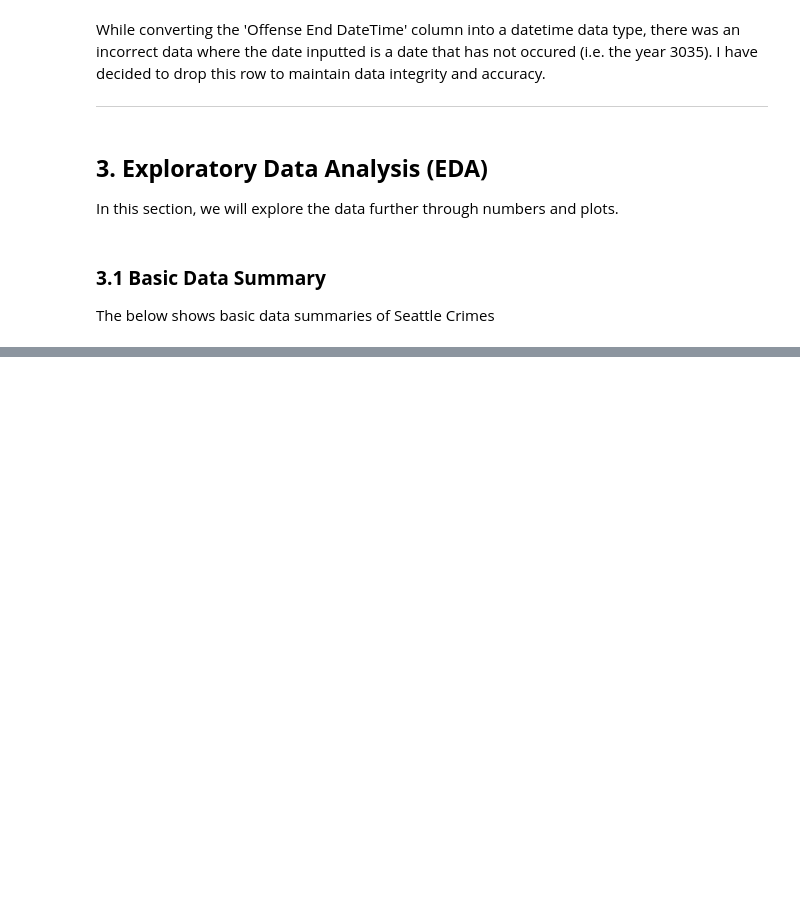
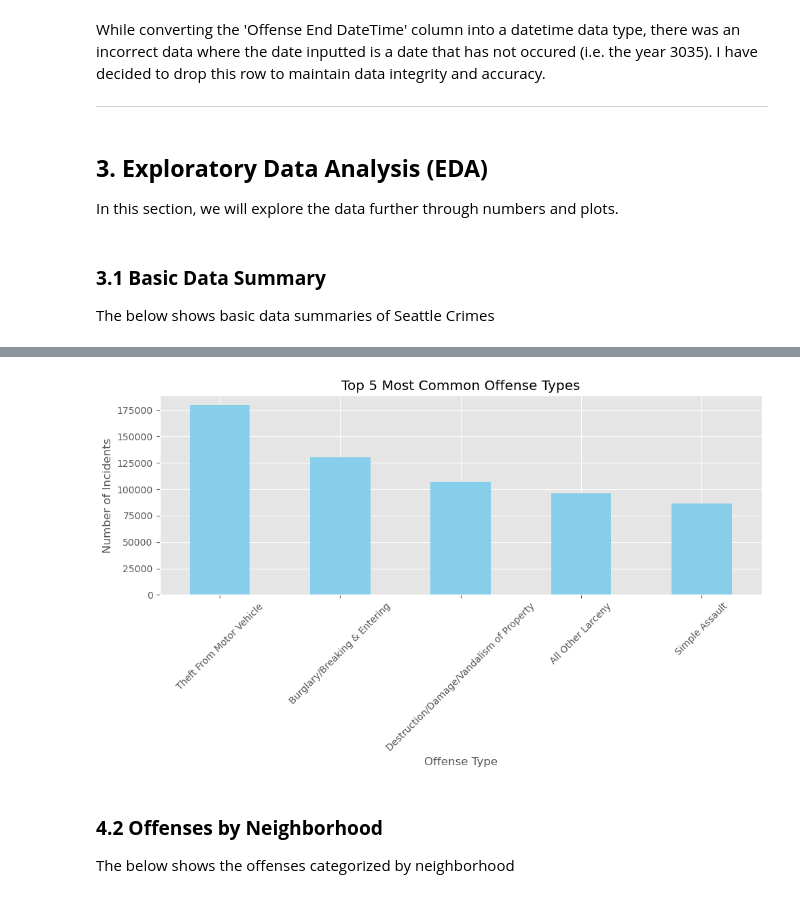
Before and after one commit to matthewraylee/SeaCrime, a Jupyter notebook: SeaCrime.ipynb, the cells around one changed output, grey strips where cells are left out. Drawn from its saved outputs; the diff is of its cells as text; code cells hidden in the pictures; blank space fills up the shorter version.

```diff
--- a/SeaCrime.ipynb
+++ b/SeaCrime.ipynb
@@ -230,0 +303,19 @@ plt.show()
+# %%
+# Assuming df is your crime dataset and 'Offense' is the column for crime types
+# Group by 'Offense' and count the number of occurrences for each type
+offense_type_counts = df['Offense'].value_counts()
+
+# Plot the most common crime types
+plt.figure(figsize=(10, 6))
+offense_type_counts[:5].plot(kind='bar', color='skyblue')  # Top 5 most common crimes
+plt.title('Top 5 Most Common Offense Types')
+plt.xlabel('Offense Type')
+plt.ylabel('Number of Incidents')
+plt.xticks(rotation=45)
+plt.tight_layout()
+plt.show()
+# %% [output]
+[figure, added]
+# %% [markdown]
+### **4.2 Offenses by Neighborhood** <a id="Offenses-by-Neighborhood"></a>
+The below shows the offenses categorized by neighborhood
```
Also changed, not shown: parts of 9 cells of this notebook, 1 other file.
